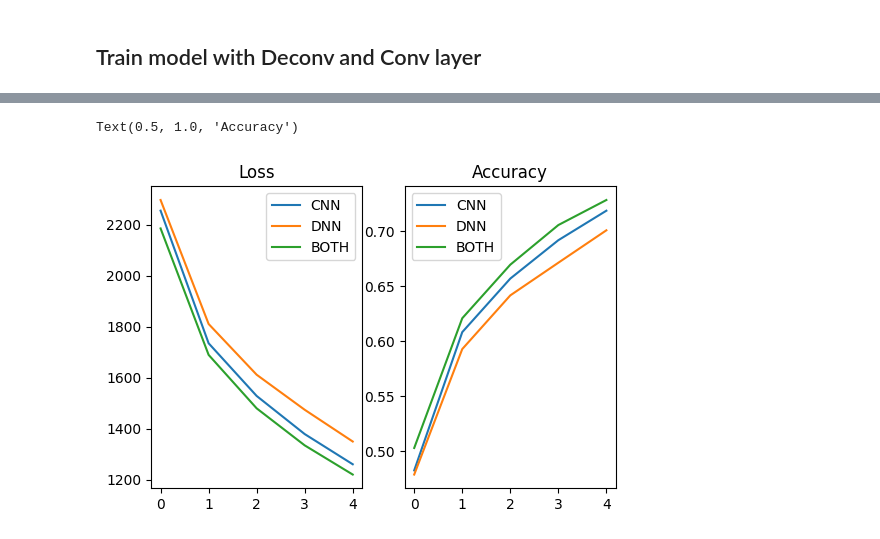
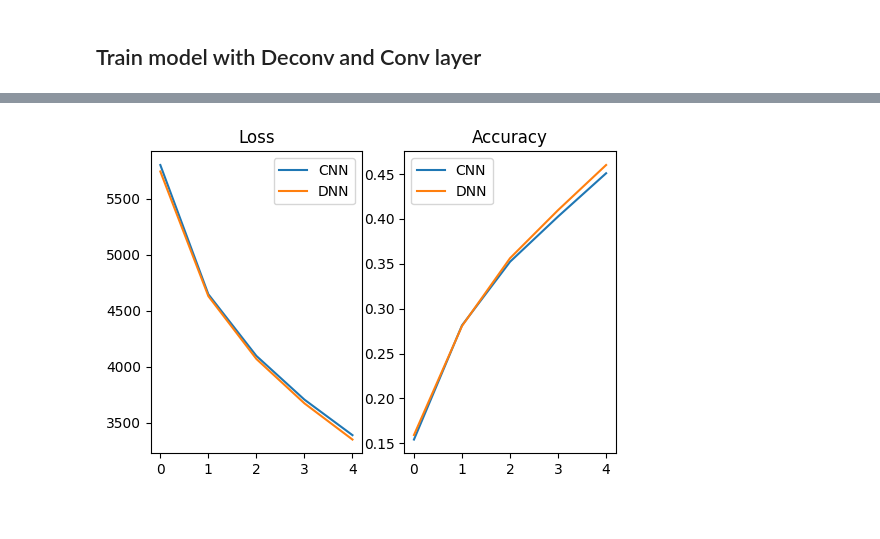
Before and after one commit to rashaad-meyer/ml_masters_uct, a Jupyter notebook: PyTorch/Notebooks/04_deconv_pytorch_cifar.ipynb, the cells around one changed output, grey strips where cells are left out. Drawn from its saved outputs; the diff is of its cells as text; code cells hidden in the pictures.

Commit message:
Fixed deconv module in 04_deconv_pytorch_cifar.ipynb

```diff
--- a/PyTorch/Notebooks/04_deconv_pytorch_cifar.ipynb
+++ b/PyTorch/Notebooks/04_deconv_pytorch_cifar.ipynb
@@ -102,18 +45,14 @@ def train_model(model, criterion, optimizer, dataloader, data_len, num_epochs=3)
 # %%
-class ConvNetTiny(nn.Module):
-    def __init__(self, deconv=None, classes=10):
-        super(ConvNetTiny, self).__init__()
+class ConvNetTiny2(nn.Module):
+    def __init__(self, deconv=True, classes=10):
+        super(ConvNetTiny2, self).__init__()
 
         n_ftrs = 3
-        if deconv is None:
-            self.deconv = nn.Identity()
+        if not deconv:
+            self.deconv = nn.Conv2d(3, 3, 3, padding='same')
             self.conv1 = nn.Conv2d(3, 3, 3, padding='same')
-        elif deconv == 'replace':
-            self.deconv = Deconv2D((3, 3))
-            self.conv1 = nn.Identity()
-            n_ftrs = 3
-        elif deconv == 'both':
-            self.deconv = Deconv2D((3, 3))
+        else:
+            self.deconv = Deconv2D((4, 4))
             self.conv1 = nn.Conv2d(3, 3, 3, padding='same')
 
         self.bn1 = nn.BatchNorm2d(n_ftrs)
@@ -155,13 +94,13 @@ class ConvNetTiny(nn.Module):
 # %% [markdown]
 ## Train model with no deconv layer
 # %%
-model = ConvNetTiny()
+model = ConvNetTiny2(deconv=True)
 
 model = model.to(device)
 
 criterion = nn.CrossEntropyLoss()
 optimizer = optim.Adam(model.parameters(), lr=1e-4)
 
-history = train_model(model, criterion, optimizer, dataloader, data_len, num_epochs=5)
+history_deconv = train_classification_model(model, criterion, optimizer, dataloader, num_epochs=5)
 # %% [output]
 Epoch  1/5
@@ -177,14 +116,14 @@ Loss: 3480.9431, Acc: 0.439
 # %% [markdown]
 ## Train model with deconv layer
 # %%
-model = ConvNetTiny("replace")
+model = ConvNetTiny2(deconv=False)
 
 model = model.to(device)
 
 criterion = nn.CrossEntropyLoss()
 optimizer = optim.Adam(model.parameters(), lr=1e-4)
 
-history_replace = train_model(model, criterion, optimizer, dataloader, data_len, num_epochs=5)
-print(model.deconv.w_flat)
+history_conv = train_classification_model(model, criterion, optimizer, dataloader, num_epochs=5)
+# print(model.deconv.w_flat)
 # %% [output]
 Epoch  1/5
@@ -229,20 +141,19 @@ tensor([-0.0278,  0.0292, -0.0048, -0.0133,  0.0339,  0.0265,  0.0062,  0.0205],
 # %%
 plt.rcParams['figure.dpi'] = 100
 plt.subplots(1, 2)
 
 plt.subplot(1, 2, 1)
-plt.plot(history['loss'])
-plt.plot(history_replace['loss'])
-plt.plot(history_both['loss'])
+plt.plot(history_conv['loss'])
+plt.plot(history_deconv['loss'])
+
 plt.legend(['CNN', 'DNN', 'BOTH'])
 plt.title('Loss')
 
 plt.subplot(1, 2, 2)
-plt.plot(history['accuracy'])
-plt.plot(history_replace['accuracy'])
-plt.plot(history_both['accuracy'])
+plt.plot(history_conv['accuracy'])
+plt.plot(history_deconv['accuracy'])
 plt.legend(['CNN', 'DNN', 'BOTH'])
 plt.title('Accuracy')
+plt.show()
 # %% [output]
-Text(0.5, 1.0, 'Accuracy')
-[figure, old version]
+[figure, new version]
```
Also changed, not shown: parts of 6 cells of this notebook.
